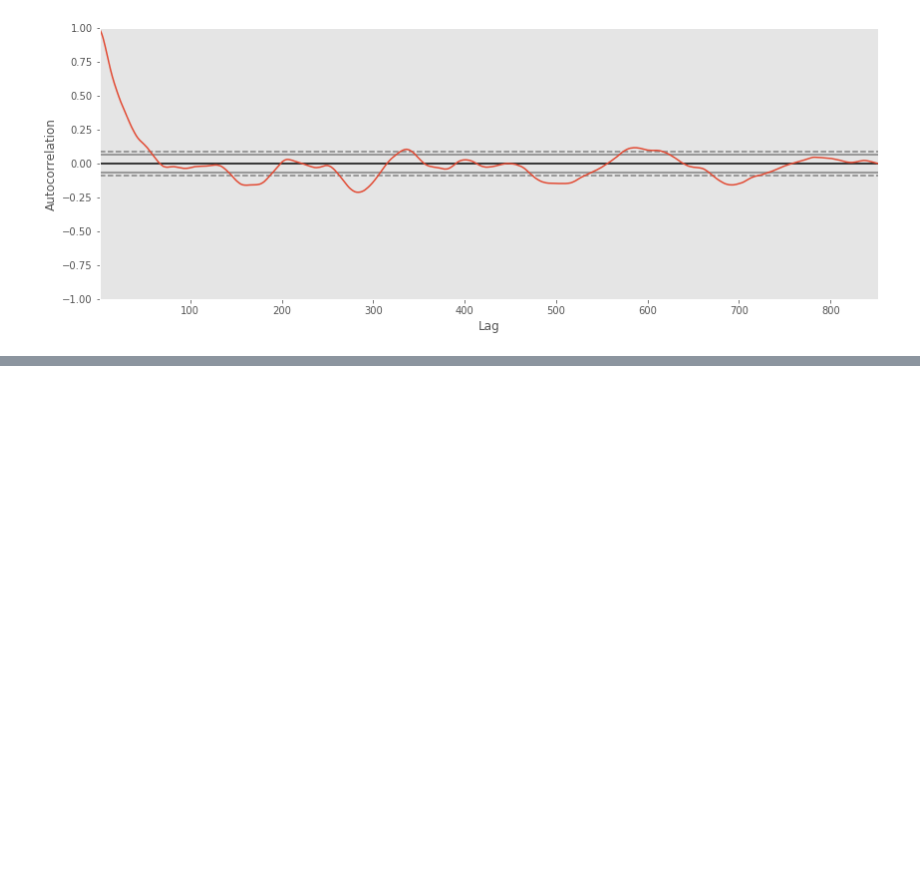
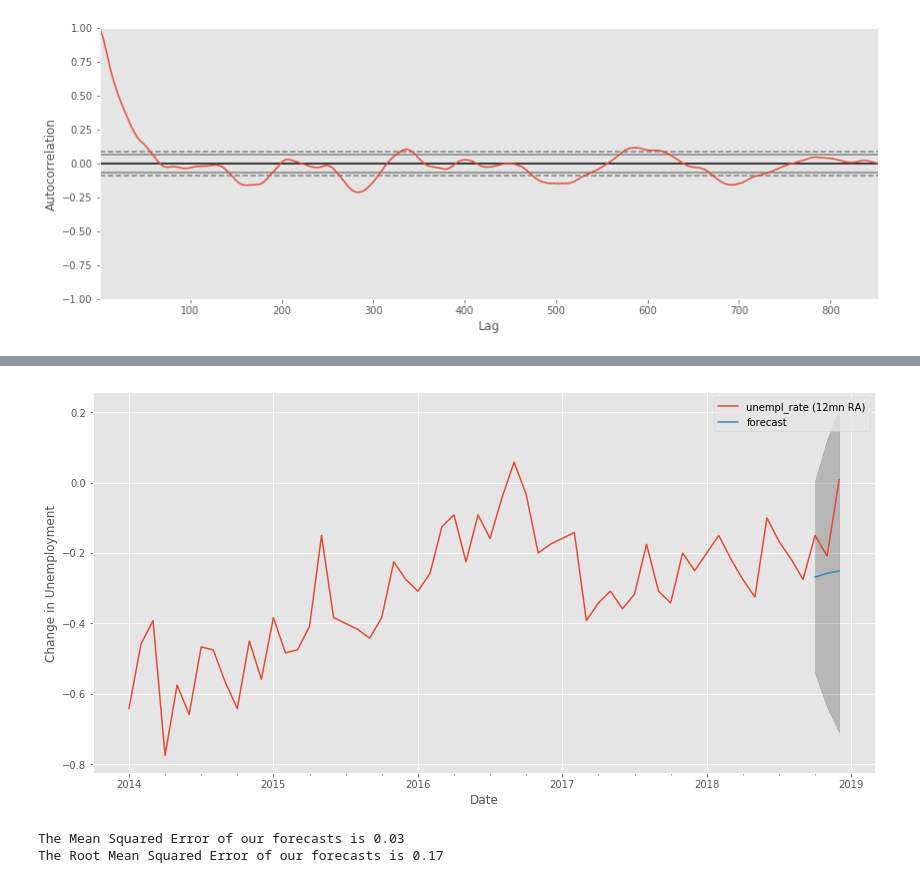
Before and after one commit to jjacisin/mod_5_project, a Jupyter notebook: m5_notebook.ipynb, the cells around one changed output, grey strips where cells are left out. Cells and saved outputs as stored; diff of their text form; code cells hidden in the pictures; blank space fills up the shorter version.

```diff
--- a/m5_notebook.ipynb
+++ b/m5_notebook.ipynb
@@ -230,6 +247,6 @@ dtype: float64
 # %%
-# Combine dataframe
+# Combine dataframes
 
-df_ue_js = df_UE_rol_mean.join(df_job_rol_mean)
+df_ue_js = df_UE_rol_mean.join(df_job)
 # %%
-df_ue_js.columns = ['unempl_rate (12mn RA)','job_search_rate (12mn RA)']
+df_ue_js.columns = ['unempl_rate (12mn RA)','prev_mon_job_search_rate']
@@ -382,0 +318,38 @@ ARIMA (1, 1, 1) x (1, 1, 1, 12)12 : AIC Calculated =-289.977660797269
+# %%
+# fit model using order/seasonal_order with the lowest AIC scores from previous test
+model = SARIMAX(data1, exog=exog1, order=ans_df.loc[ans_df['aic'].idxmin()][0], seasonal_order=ans_df.loc[ans_df['aic'].idxmin()][1])
+model_fit = model.fit()
+
+# make forecast
+exog2 = ex_test.reshape(ex_test.shape[0],1)
+yhat = model_fit.get_forecast(3,exog=exog2,dynamic=False)
+
+# Graph forecast
+yhat_df = pd.DataFrame(yhat.predicted_mean, index=pd.date_range(testing_range_start, periods=3, freq='MS'),columns=['forecast'])
+yhat_df_ci = pd.DataFrame(yhat.conf_int(), index=pd.date_range(testing_range_start, periods=3, freq='MS'),columns=['ci_low','ci_high'])
+
+fig, ax = plt.subplots()
+ax = df_ue_js['unempl_rate (12mn RA)'].loc['2014':].plot(ax=ax)
+
+yhat_df.plot(ax=ax, label='One-step ahead Forecast', figsize=(14, 7))
+ax.fill_between(yhat_df_ci.index,
+                yhat_df_ci.iloc[:, 0],
+                yhat_df_ci.iloc[:, 1], color='k', alpha=.2)
+
+ax.set_xlabel('Date')
+ax.set_ylabel('Change in Unemployment')
+plt.legend()
+plt.show()
+# %% [output]
+[figure, added]
+# %%
+# Determine MSE/RMSE
+
+y_forecasted = yhat.predicted_mean
+y_truth =  df_ue_js['unempl_rate (12mn RA)'].loc[testing_range_start:]
+mse = ((y_forecasted - y_truth) ** 2).mean()
+print('The Mean Squared Error of our forecasts is {}'.format(round(mse, 2)))
+print('The Root Mean Squared Error of our forecasts is {}'.format(round(np.sqrt(mse), 2)))
+# %% [output]
+The Mean Squared Error of our forecasts is 0.03
+The Root Mean Squared Error of our forecasts is 0.17
```
Also changed, not shown: parts of 37 cells of this notebook, 7 other files.
